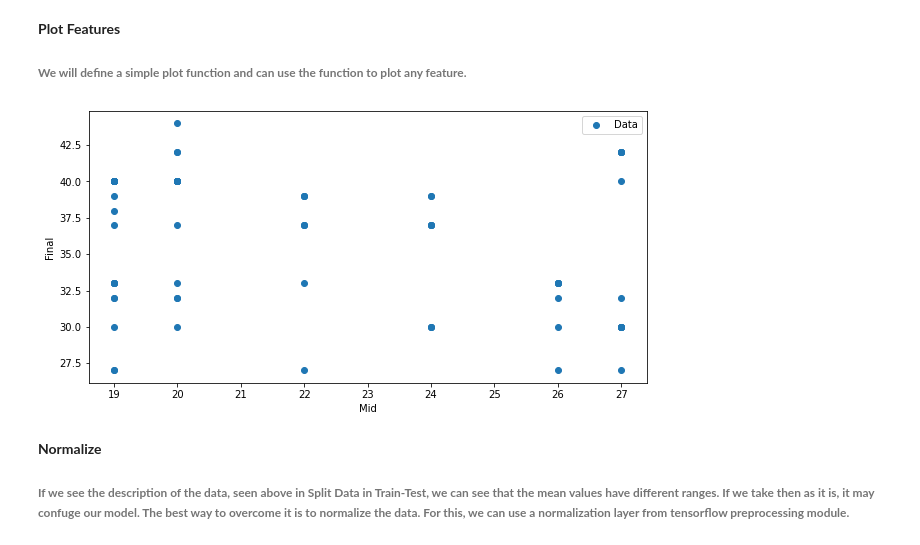
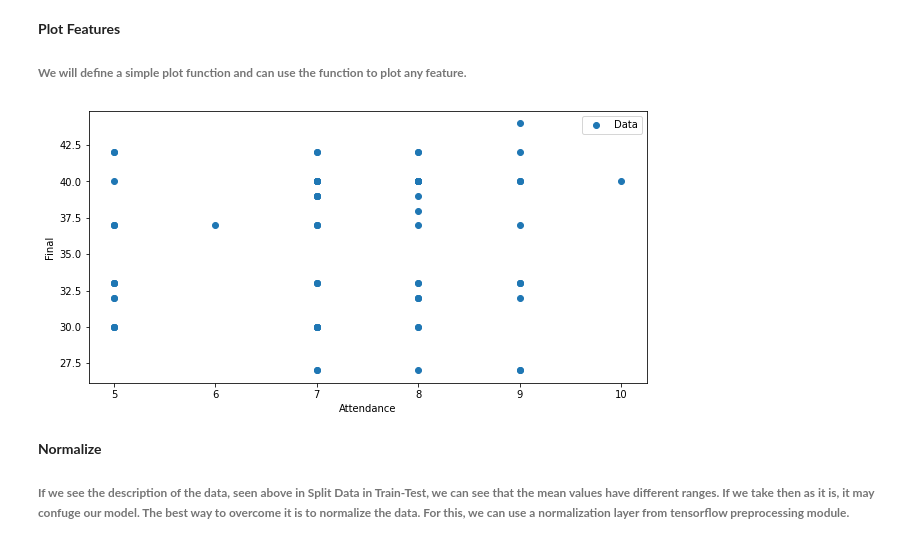
Before and after one commit to ABS-Sayem/machine_learning, a Jupyter notebook: tensorflow/04.linear_regression.ipynb, the cells around one changed output. Saved outputs shown, nothing was run; the diff lists cells and outputs as text; code cells hidden in the pictures.

```diff
--- a/tensorflow/04.linear_regression.ipynb
+++ b/tensorflow/04.linear_regression.ipynb
@@ -128,9 +128,9 @@ def plot(feature, x=None, y=None):
     plt.ylabel('Final')
     plt.legend()
 # %%
-plot('Mid')
+plot('Attendance')
 # %% [output]
-[figure, old version]
+[figure, new version]
 # %% [markdown]
 **Normalize**
 ###### **If we see the description of the data, seen above in Split Data in Train-Test, we can see that the mean values have different ranges. If we take then as it is, it may confuge our model. The best way to overcome it is to normalize the data. For this, we can use a normalization layer from tensorflow preprocessing module.**
```
Also changed, not shown: parts of 12 cells of this notebook.
